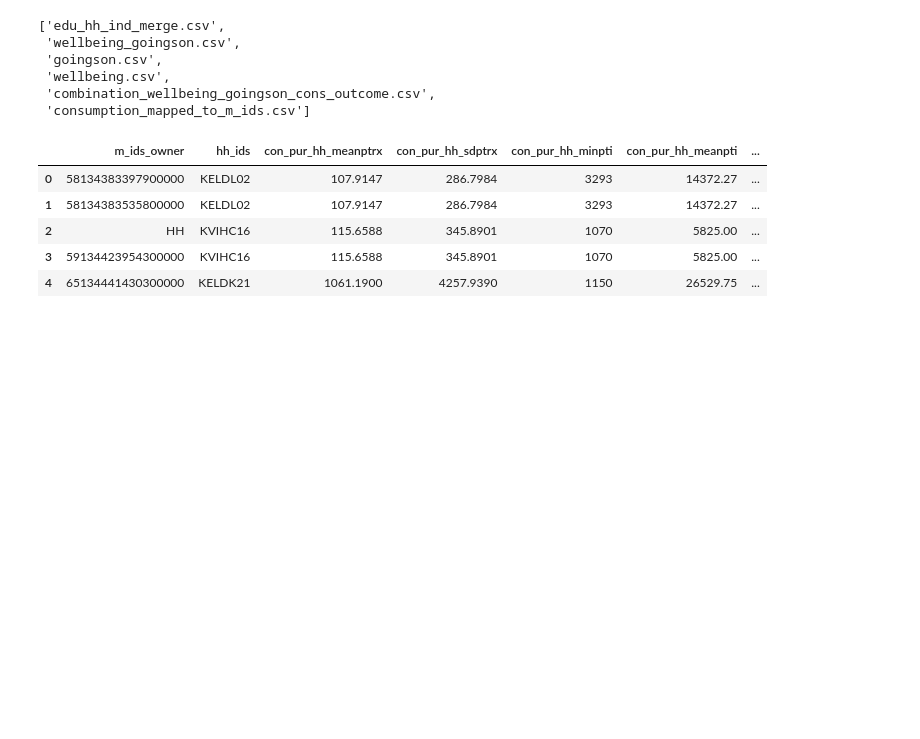
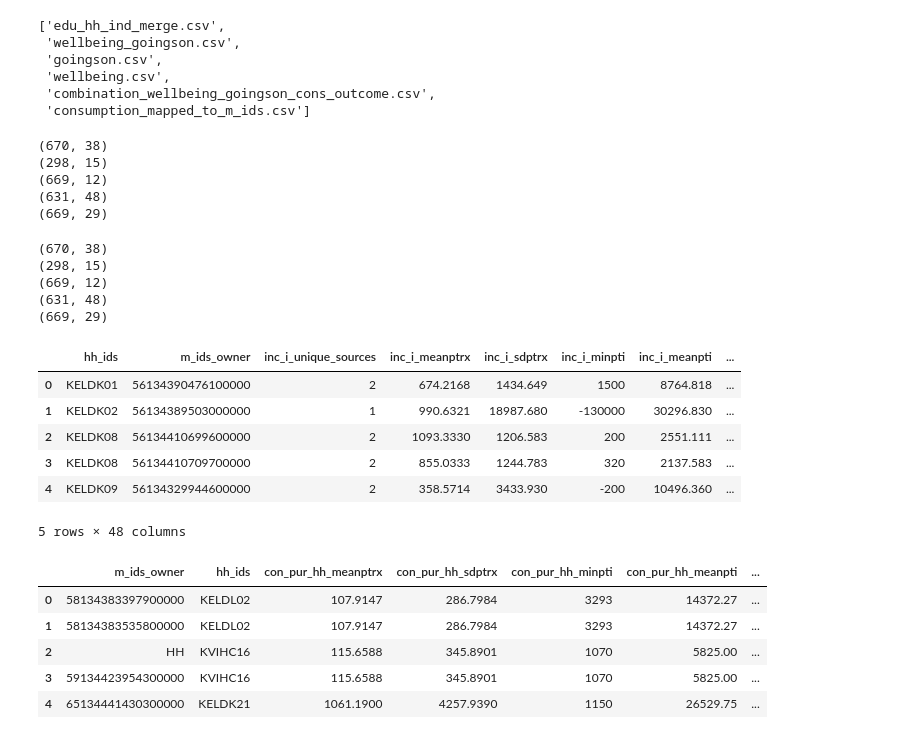
Before and after one commit to julclu/kenya_financial_diaries, a Jupyter notebook: datasets/merge_datasets.ipynb, the cells around one changed output. Drawn from its saved outputs; the diff is of its cells as text; code cells hidden in the pictures; blank space fills up the shorter version.

```diff
--- a/datasets/merge_datasets.ipynb
+++ b/datasets/merge_datasets.ipynb
@@ -17,0 +26,12 @@ edu = pd.read_csv('edu_hh_ind_merge.csv', index_col = 0)
+# %%
+print(cons.shape)
+print(wb_go.shape)
+print(edu.shape)
+print(inc.shape)
+print(demos.shape)
+# %% [output]
+(670, 38)
+(298, 15)
+(669, 12)
+(631, 48)
+(669, 29)
@@ -18,3 +43,25 @@ edu = pd.read_csv('edu_hh_ind_merge.csv', index_col = 0)
+# %%
+print(cons.shape)
+print(wb_go.shape)
+print(edu.shape)
+print(inc.shape)
+print(demos.shape)
+# %% [output]
+(670, 38)
+(298, 15)
+(669, 12)
+(631, 48)
+(669, 29)
+# %%
+inc.head()
+# %% [output]
+|  | hh_ids | m_ids_owner | inc_i_unique_sources | inc_i_meanptrx | inc_i_sdptrx | inc_i_minpti | inc_i_meanpti | ... |
+| 0 | KELDK01 | 56134390476100000 | 2 | 674.2168 | 1434.649 | 1500 | 8764.818 | ... |
+| 1 | KELDK02 | 56134389503000000 | 1 | 990.6321 | 18987.680 | -130000 | 30296.830 | ... |
+| 2 | KELDK08 | 56134410699600000 | 2 | 1093.3330 | 1206.583 | 200 | 2551.111 | ... |
+| 3 | KELDK08 | 56134410709700000 | 2 | 855.0333 | 1244.783 | 320 | 2137.583 | ... |
+| 4 | KELDK09 | 56134329944600000 | 2 | 358.5714 | 3433.930 | -200 | 10496.360 | ... |
+5 rows × 48 columns
 # %%
 cons.head()
 # %% [output]
```
Also changed, not shown: parts of 27 cells of this notebook, 1 other file.
